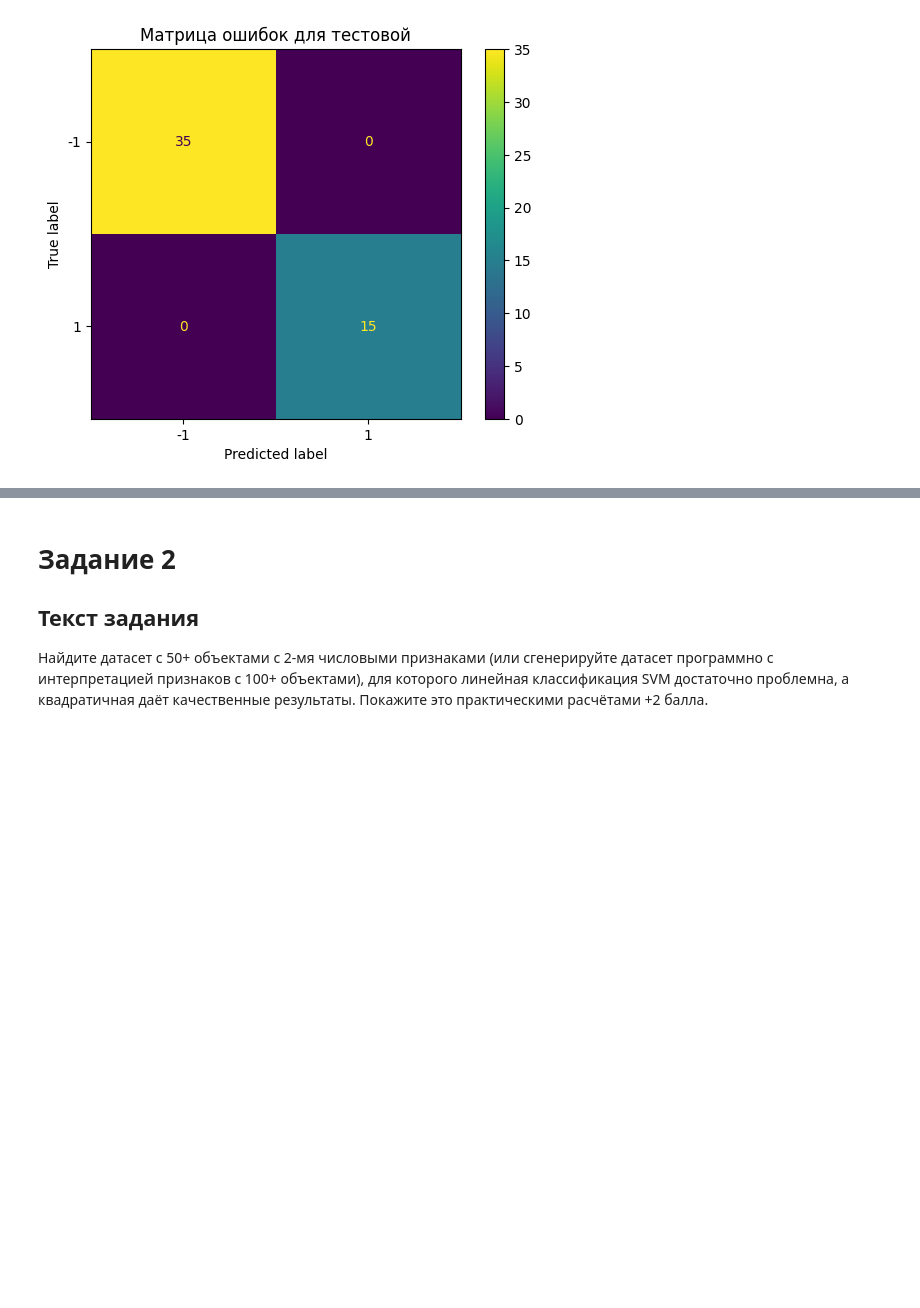
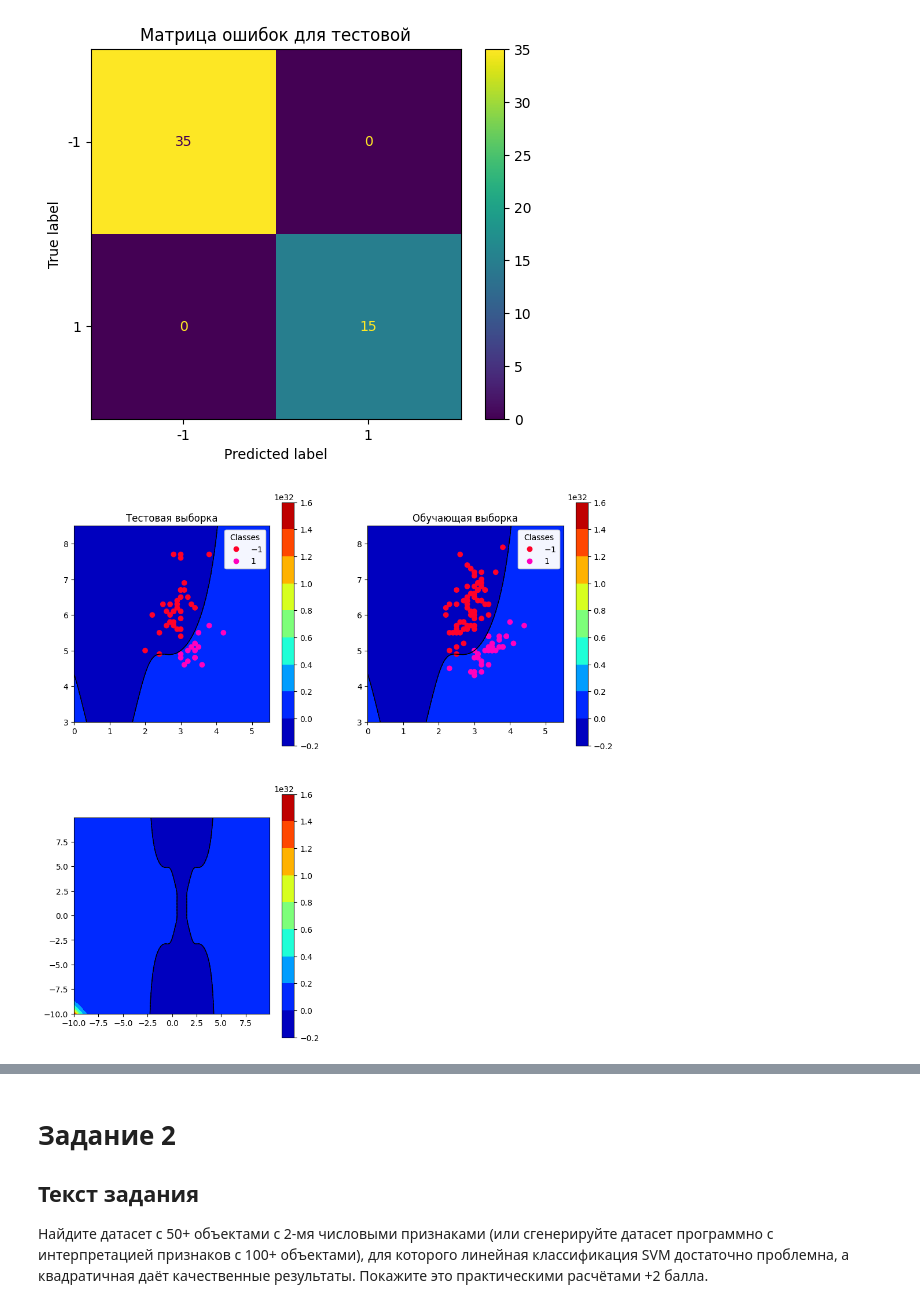
Before and after one commit to J0hnLenin/MachineLearningLabs, a Jupyter notebook: Lab06.ipynb, the cells around one changed output, grey strips where cells are left out. Drawn from its saved outputs; the diff is of its cells as text; code cells hidden in the pictures; blank space fills up the shorter version.

```diff
--- a/Lab06.ipynb
+++ b/Lab06.ipynb
@@ -1033,11 +1034,11 @@ class GaussSVM(SupportVectorMachine):
         new_x2 = np.zeros((int(self.width**(1/2)), x1.shape[0]))
 
         for x in range(int(self.width**(1/2))):
-            new_x1[x] = x1**(x)/math.factorial(x)
-            new_x2[x] = x2**(x)/math.factorial(x)
+            new_x1[x] = -(1 - x1)**(2*x)/math.factorial(x)
+            new_x2[x] = -(1 - x2)**(2*x)/math.factorial(x)
         for i in range(int(self.width**(1/2))):
             for j in range(int(self.width**(1/2))):
-                C[:, i * 4 + j] = new_x1.T[:, i] * new_x2.T[:, j]
+                C[:, i * int(self.width**(1/2)) + j] = new_x1.T[:, i] * new_x2.T[:, j]
 
         if flag_:
             return C
@@ -1049,8 +1050,8 @@ class GaussSVM(SupportVectorMachine):
         X = self.to_new_r(X) #перевод в новое пространство данных
         return np.sign(np.dot(X, self.w).reshape(-1, 1)) #предсказание
 # %%
-test_svm = GaussSVM(X_train, y_train, h=0.0005, min_iterations=30000, logging=True)
-test_svm.init_r(6)
+test_svm = GaussSVM(X_train, y_train, h=0.0005, min_iterations=3000)
+test_svm.init_r(9)
 # %% [output]
 [[1.  4.9 3.1]
  [1.  7.2 3.2]
@@ -1136,3 +1116,78 @@ f1: 1.0
  [[35  0]
  [ 0 15]]
 [figure]
+# %%
+x1 = np.arange(-10, 10, 0.05)
+x2 = np.arange(-10, 10, 0.05)
+
+
+xgrid, ygrid = np.meshgrid(x1, x2)
+
+
+wid = test_svm.width
+w = test_svm.w
+
+C = np.zeros(( x1.shape[0], x1.shape[0], test_svm.width))
+new_x1 = np.zeros(( int(wid**(1/2)), x1.shape[0], x1.shape[0]))
+new_x2 = np.zeros(( int(wid**(1/2)), x1.shape[0], x1.shape[0]))
+
+for x in range(int(wid**(1/2))):
+    new_x1[x] = -(1 - xgrid)**(2*x)/math.factorial(x)
+    new_x2[x] = -(1 - ygrid)**(2*x)/math.factorial(x)
+
+for i in range(int(wid**(1/2))):
+    for j in range(int(wid**(1/2))):
+
+        C[: , :, i * int(wid**(1/2)) + j] = new_x1.T[:, :,  i] * new_x2.T[:, :, j]
+
+
+z = np.ones((C.shape[0], C.shape[1]))
+for i in range(C.shape[0]):
+    for j in range(C.shape[1]):
+        z[i, j] = (C[i, j, :]*w).sum()
+
+
+
+fig = plt.figure(figsize=(12, 12))
+ax = fig.add_subplot(221)
+plt.xlim(0, 5.5)
+plt.ylim(3, 8.5)
+plt.contourf(x1, x2, z, cmap="jet")
+plt.colorbar()
+plt.contour(x1, x2, z, colors="black", levels=[-1, 0, 1], linewidths=[0.75, 1, 0.75], linestyles=["--", '-', '--'])
+scatter = ax.scatter(X_test[:, 1], X_test[:, 0], c=y_test, cmap="gist_rainbow", marker="o")
+ax.set_aspect('equal', adjustable='box')
+ax.set_title('Тестовая выборка')
+
+legend1 = ax.legend(*scatter.legend_elements(),
+                    loc="upper right", title="Classes")
+ax.add_artist(legend1)
+legend1 = ax.legend(*scatter.legend_elements(),
+                    loc="upper right", title="Classes")
+
+ax = fig.add_subplot(222)
+
+
+plt.contourf(x1, x2, z, cmap="jet")
+plt.colorbar()
+plt.contour(x1, x2, z, colors="black", levels=[-1, 0, 1], linewidths=[0.75, 1, 0.75], linestyles=["--", '-', '--'])
+scatter = ax.scatter(X_train[:, 1], X_train[:, 0], c=y_train, cmap="gist_rainbow", marker="o")
+plt.xlim(0, 5.5)
+plt.ylim(3, 8.5)
+ax.set_aspect('equal', adjustable='box')
+ax.set_title('Обучающая выборка')
+
+legend1 = ax.legend(*scatter.legend_elements(),
+                    loc="upper right", title="Classes")
+ax.add_artist(legend1)
+ax = fig.add_subplot(223)
+
+ax.set_aspect('equal', adjustable='box')
+
+plt.contourf(x1, x2, z, cmap="jet")
+plt.colorbar()
+plt.contour(x1, x2, z, colors="black", levels=[-1, 0, 1], linewidths=[0.75, 1, 0.75], linestyles=["--", '-', '--'])
+
+plt.show()
+# %% [output]
+[figure, added]
```
Also changed, not shown: parts of 4 cells of this notebook.
